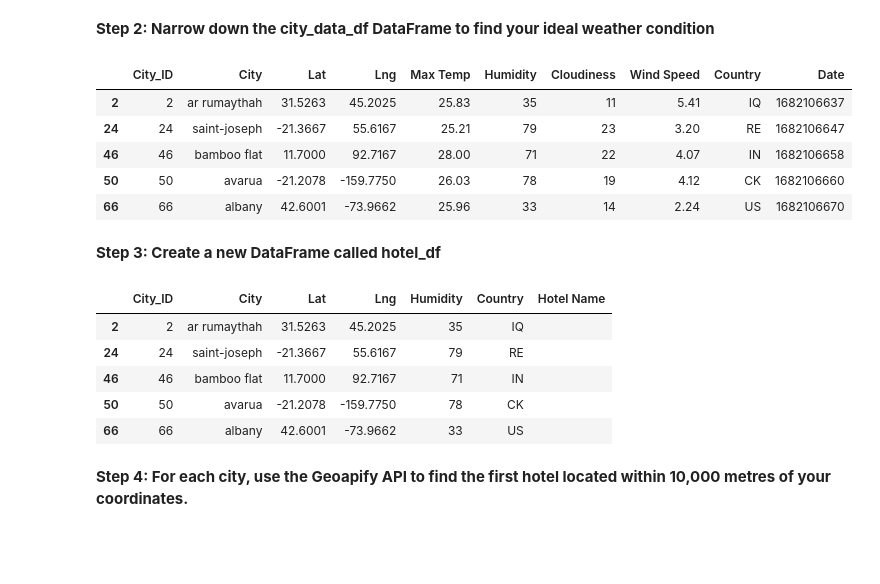
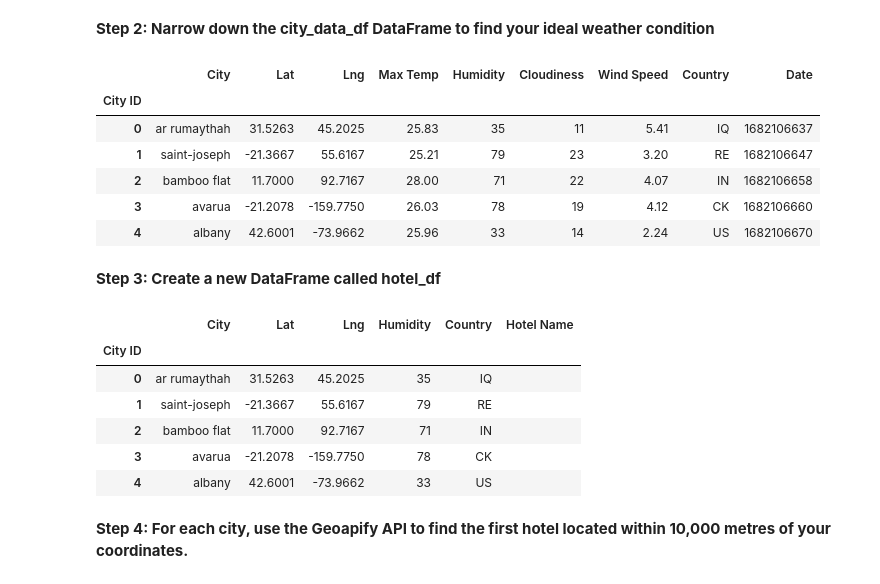
Before and after one commit to m-janssens-boop/python_api_challenge, a Jupyter notebook: WeatherPy/VacationPy.ipynb, the cells around one changed output. Cells and saved outputs as stored; diff of their text form; code cells hidden in the pictures; blank space fills up the shorter version.

Commit message:
fixed hotel_df and output_data

```diff
--- a/WeatherPy/VacationPy.ipynb
+++ b/WeatherPy/VacationPy.ipynb
@@ -47,29 +50,36 @@ map_plot_humidity
 # %%
 # Narrow down cities that fit criteria and drop any results with null values
 vacay_cities_df = city_data_df[(city_data_df['Cloudiness'] <= 25) &
               (city_data_df['Max Temp'] >= 19) &
               (city_data_df['Max Temp'] <= 29) &
               (city_data_df['Wind Speed'] <= 6)]
 
 # Drop any rows with null values
 vacay_cities_df = vacay_cities_df.dropna()
+vacay_cities_df = vacay_cities_df.reset_index(drop=True)
+vacay_cities_df.drop('City_ID', inplace = True, axis = 1)
+
+# Rename the index and drop doubled index
+vacay_cities_df.index.name = 'City ID'
 
 # Display sample data
 vacay_cities_df.head()
 # %% [output]
-|  | City_ID | City | Lat | Lng | Max Temp | Humidity | Cloudiness | Wind Speed | Country | Date |
-| 2 | 2 | ar rumaythah | 31.5263 | 45.2025 | 25.83 | 35 | 11 | 5.41 | IQ | 1682106637 |
-| 24 | 24 | saint-joseph | -21.3667 | 55.6167 | 25.21 | 79 | 23 | 3.20 | RE | 1682106647 |
-| 46 | 46 | bamboo flat | 11.7000 | 92.7167 | 28.00 | 71 | 22 | 4.07 | IN | 1682106658 |
-| 50 | 50 | avarua | -21.2078 | -159.7750 | 26.03 | 78 | 19 | 4.12 | CK | 1682106660 |
-| 66 | 66 | albany | 42.6001 | -73.9662 | 25.96 | 33 | 14 | 2.24 | US | 1682106670 |
+|  | City | Lat | Lng | Max Temp | Humidity | Cloudiness | Wind Speed | Country | Date |
+| City ID |  |  |  |  |  |  |  |  |  |
+| 0 | ar rumaythah | 31.5263 | 45.2025 | 25.83 | 35 | 11 | 5.41 | IQ | 1682106637 |
+| 1 | saint-joseph | -21.3667 | 55.6167 | 25.21 | 79 | 23 | 3.20 | RE | 1682106647 |
+| 2 | bamboo flat | 11.7000 | 92.7167 | 28.00 | 71 | 22 | 4.07 | IN | 1682106658 |
+| 3 | avarua | -21.2078 | -159.7750 | 26.03 | 78 | 19 | 4.12 | CK | 1682106660 |
+| 4 | albany | 42.6001 | -73.9662 | 25.96 | 33 | 14 | 2.24 | US | 1682106670 |
 # %% [markdown]
 **Step 3: Create a new DataFrame called hotel_df**
 # %%
 # Use the Pandas copy function to create DataFrame called hotel_df to store the city, country, coordinates, and humidity
 hotel_df = vacay_cities_df.copy()
 
-hotel_df = hotel_df[['City_ID', 'City', 'Lat', 'Lng', 'Humidity', 'Country']]
+hotel_df = hotel_df[['City', 'Lat', 'Lng', 'Humidity', 'Country']]
+hotel_df.index.name = 'City ID'
 
 # Add an empty column, "Hotel Name," to the DataFrame so you can store the hotel found using the Geoapify API
 hotel_df['Hotel Name'] = ''
@@ -77,12 +87,13 @@ hotel_df['Hotel Name'] = ''
 # Display sample data
 hotel_df.head()
 # %% [output]
-|  | City_ID | City | Lat | Lng | Humidity | Country | Hotel Name |
-| 2 | 2 | ar rumaythah | 31.5263 | 45.2025 | 35 | IQ |  |
-| 24 | 24 | saint-joseph | -21.3667 | 55.6167 | 79 | RE |  |
-| 46 | 46 | bamboo flat | 11.7000 | 92.7167 | 71 | IN |  |
-| 50 | 50 | avarua | -21.2078 | -159.7750 | 78 | CK |  |
-| 66 | 66 | albany | 42.6001 | -73.9662 | 33 | US |  |
+|  | City | Lat | Lng | Humidity | Country | Hotel Name |
+| City ID |  |  |  |  |  |  |
+| 0 | ar rumaythah | 31.5263 | 45.2025 | 35 | IQ |  |
+| 1 | saint-joseph | -21.3667 | 55.6167 | 79 | RE |  |
+| 2 | bamboo flat | 11.7000 | 92.7167 | 71 | IN |  |
+| 3 | avarua | -21.2078 | -159.7750 | 78 | CK |  |
+| 4 | albany | 42.6001 | -73.9662 | 33 | US |  |
 # %% [markdown]
 **Step 4: For each city, use the Geoapify API to find the first hotel located within 10,000 metres of your coordinates.**
 # %%
```
Also changed, not shown: parts of 5 cells of this notebook, 1 other file.
